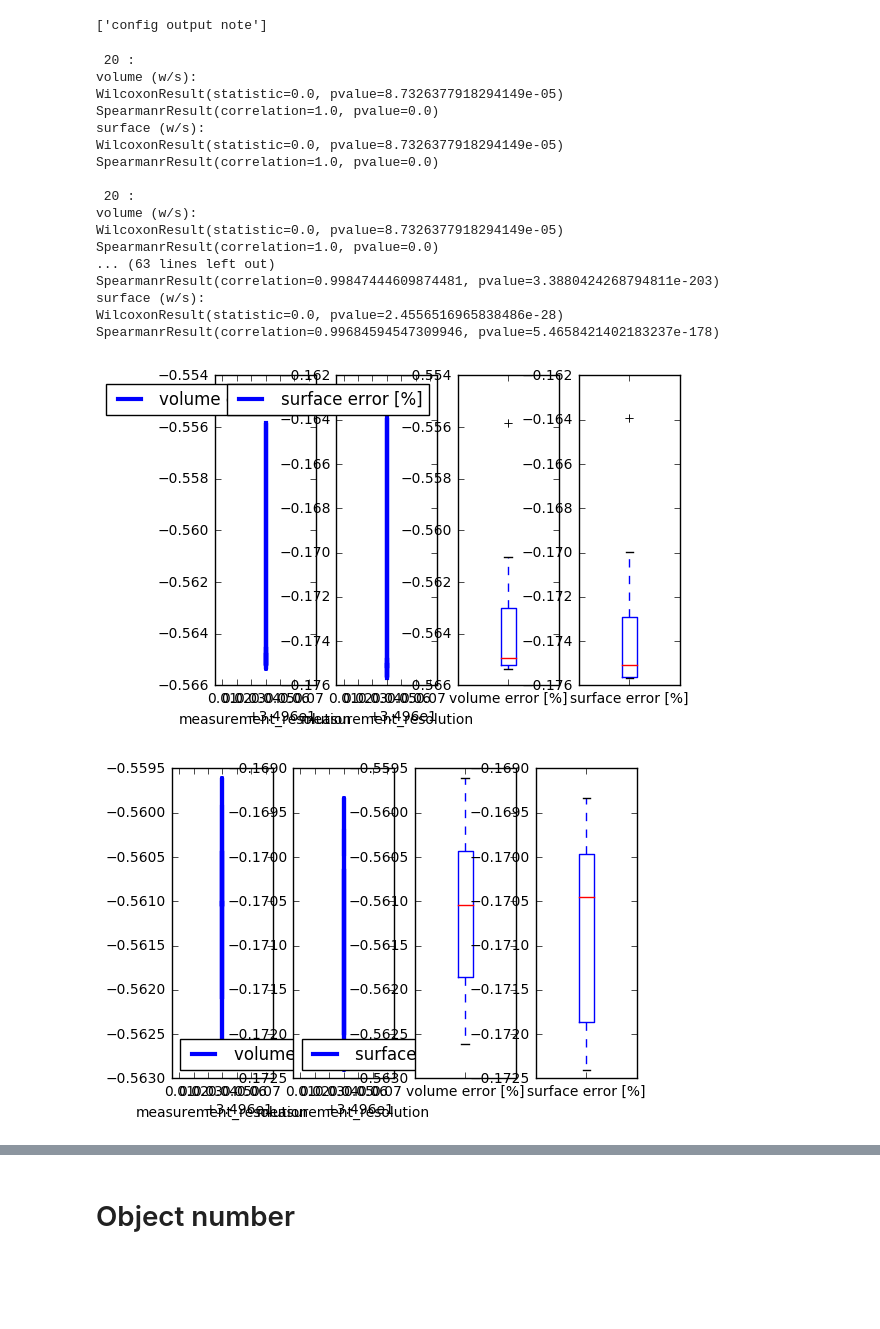
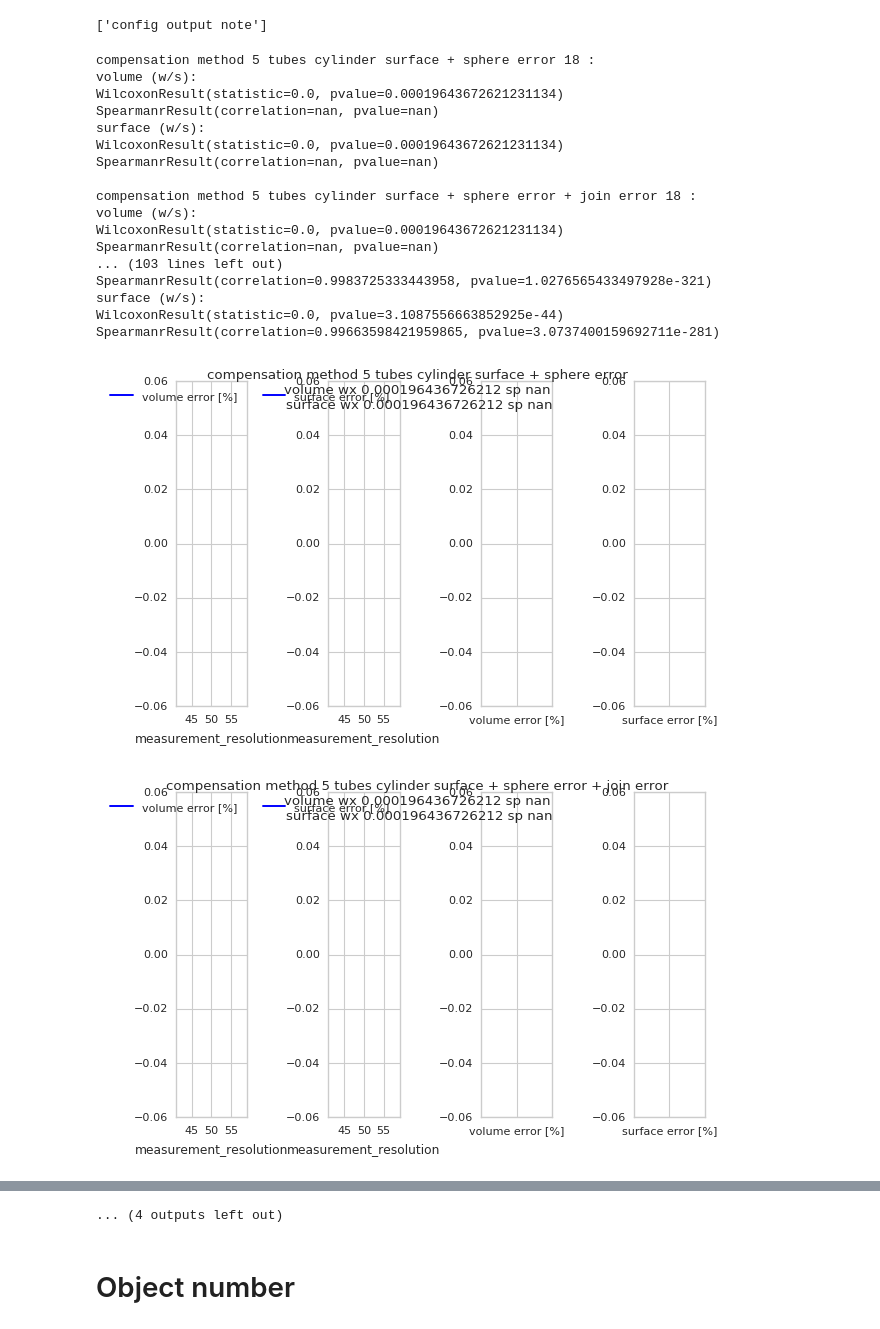
Before and after one commit to mjirik/teigen, a Jupyter notebook: examples/paperfigures.ipynb, the cells around one changed output, grey strips where cells are left out. Saved outputs shown, nothing was run; the diff lists cells and outputs as text; code cells hidden in the pictures; blank space fills up the shorter version.

```diff
--- a/examples/paperfigures.ipynb
+++ b/examples/paperfigures.ipynb
@@ -45,24 +43,24 @@ list_filter(df.keys(), contain="note")
 # %%
 for note in np.unique(df["config output note"]):
     dfs = df[df["config output note"] == note]
-    show_error(dfs)
+    show_error(dfs, radius_method=note)
 # %% [output]
- 20 :
+compensation method 5 tubes cylinder surface + sphere error 18 :
 volume (w/s):
-WilcoxonResult(statistic=0.0, pvalue=8.7326377918294149e-05)
-SpearmanrResult(correlation=1.0, pvalue=0.0)
+WilcoxonResult(statistic=0.0, pvalue=0.00019643672621231134)
+SpearmanrResult(correlation=nan, pvalue=nan)
 surface (w/s):
-WilcoxonResult(statistic=0.0, pvalue=8.7326377918294149e-05)
-SpearmanrResult(correlation=1.0, pvalue=0.0)
+WilcoxonResult(statistic=0.0, pvalue=0.00019643672621231134)
+SpearmanrResult(correlation=nan, pvalue=nan)
 
- 20 :
+compensation method 5 tubes cylinder surface + sphere error + join error 18 :
 volume (w/s):
-WilcoxonResult(statistic=0.0, pvalue=8.7326377918294149e-05)
-SpearmanrResult(correlation=1.0, pvalue=0.0)
-... (63 lines left out)
-SpearmanrResult(correlation=0.99847444609874481, pvalue=3.3880424268794811e-203)
+WilcoxonResult(statistic=0.0, pvalue=0.00019643672621231134)
+SpearmanrResult(correlation=nan, pvalue=nan)
+... (103 lines left out)
+SpearmanrResult(correlation=0.9983725333443958, pvalue=1.0276565433497928e-321)
 surface (w/s):
-WilcoxonResult(statistic=0.0, pvalue=2.4556516965838486e-28)
-SpearmanrResult(correlation=0.99684594547309946, pvalue=5.4658421402183237e-178)
+WilcoxonResult(statistic=0.0, pvalue=3.1087556663852925e-44)
+SpearmanrResult(correlation=0.99663598421959865, pvalue=3.0737400159692711e-281)
-[figure, old version]
+[figure, new version]
-[figure, old version]
+[figure, new version]
@@ -77,3 +76,4 @@ SpearmanrResult(correlation=0.99684594547309946, pvalue=5.4658421402183237e-178)
+... (4 outputs left out)
 # %% [markdown]
 # Object number
 # %%
```
Also changed, not shown: parts of 4 cells of this notebook, 5 other files.
